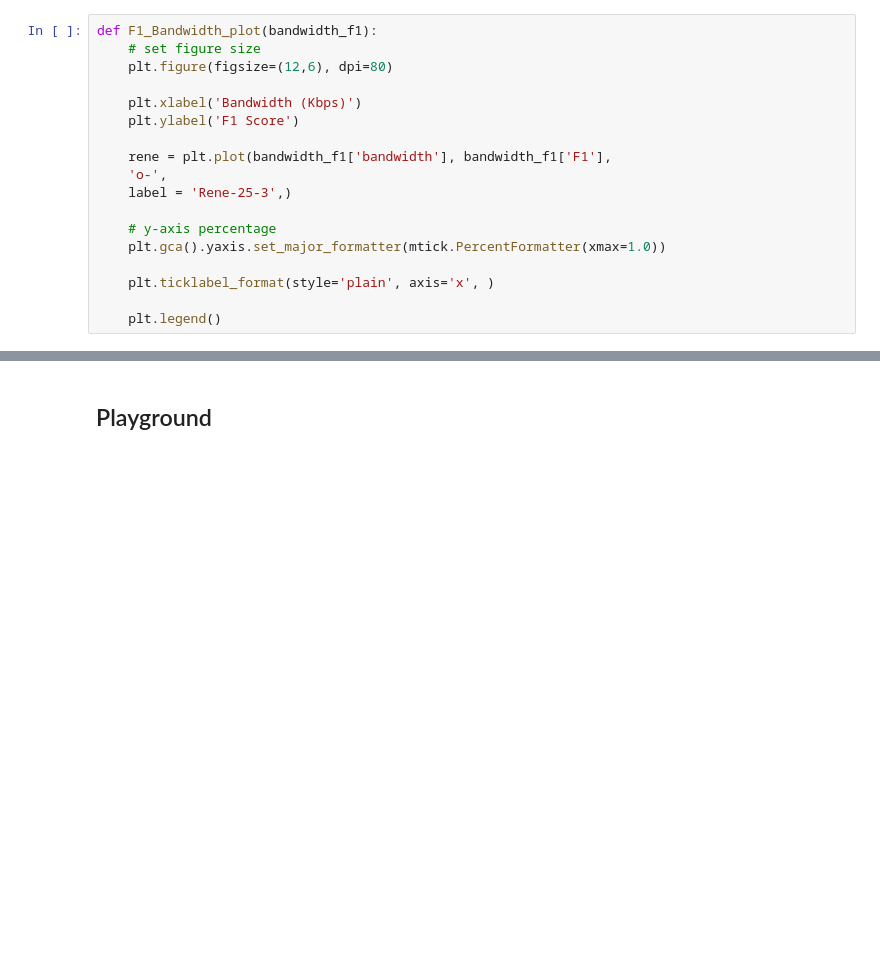
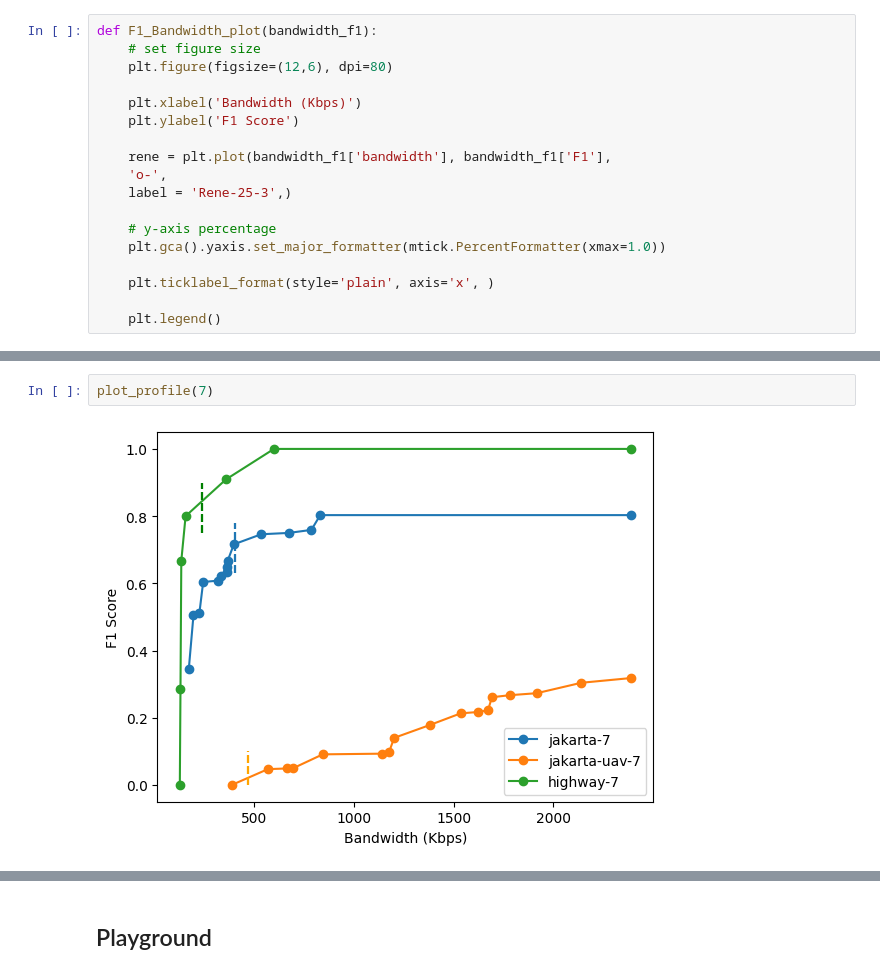
Before and after one commit to zharfanf/dds-zharfanf, a Jupyter notebook: workspace/plotter.ipynb, the cells around one changed output, grey strips where cells are left out. Saved outputs shown, nothing was run; the diff lists cells and outputs as text; blank space fills up the shorter version.

```diff
--- a/workspace/plotter.ipynb
+++ b/workspace/plotter.ipynb
@@ -127,0 +195,4 @@ def F1_Bandwidth_limit_plot_compare(bandwidth_f1_1, label1, bandwidth_f1_2, labe
+# %%
+plot_profile(7)
+# %% [output]
+[figure, added]
```
Also changed, not shown: parts of 21 cells of this notebook.
